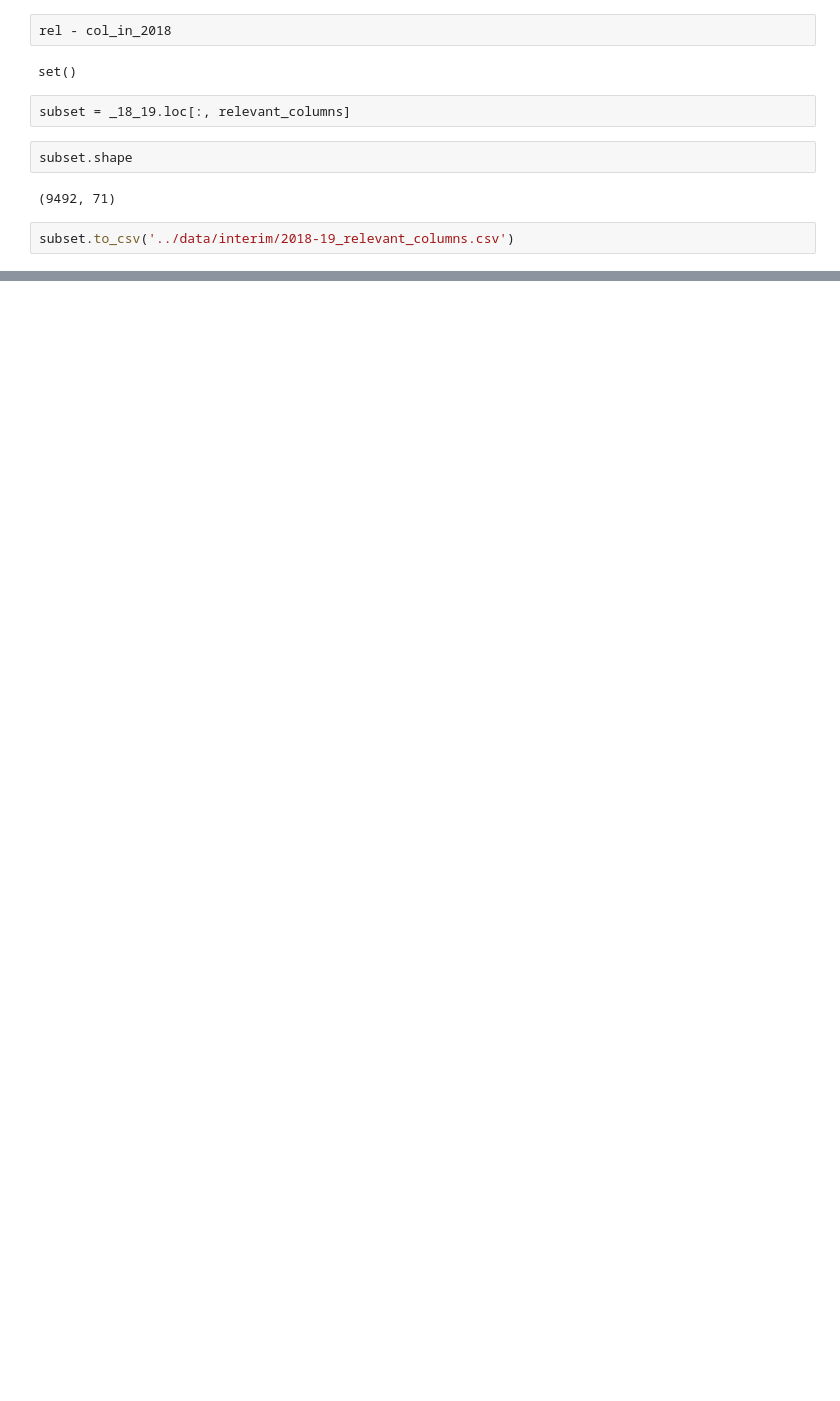
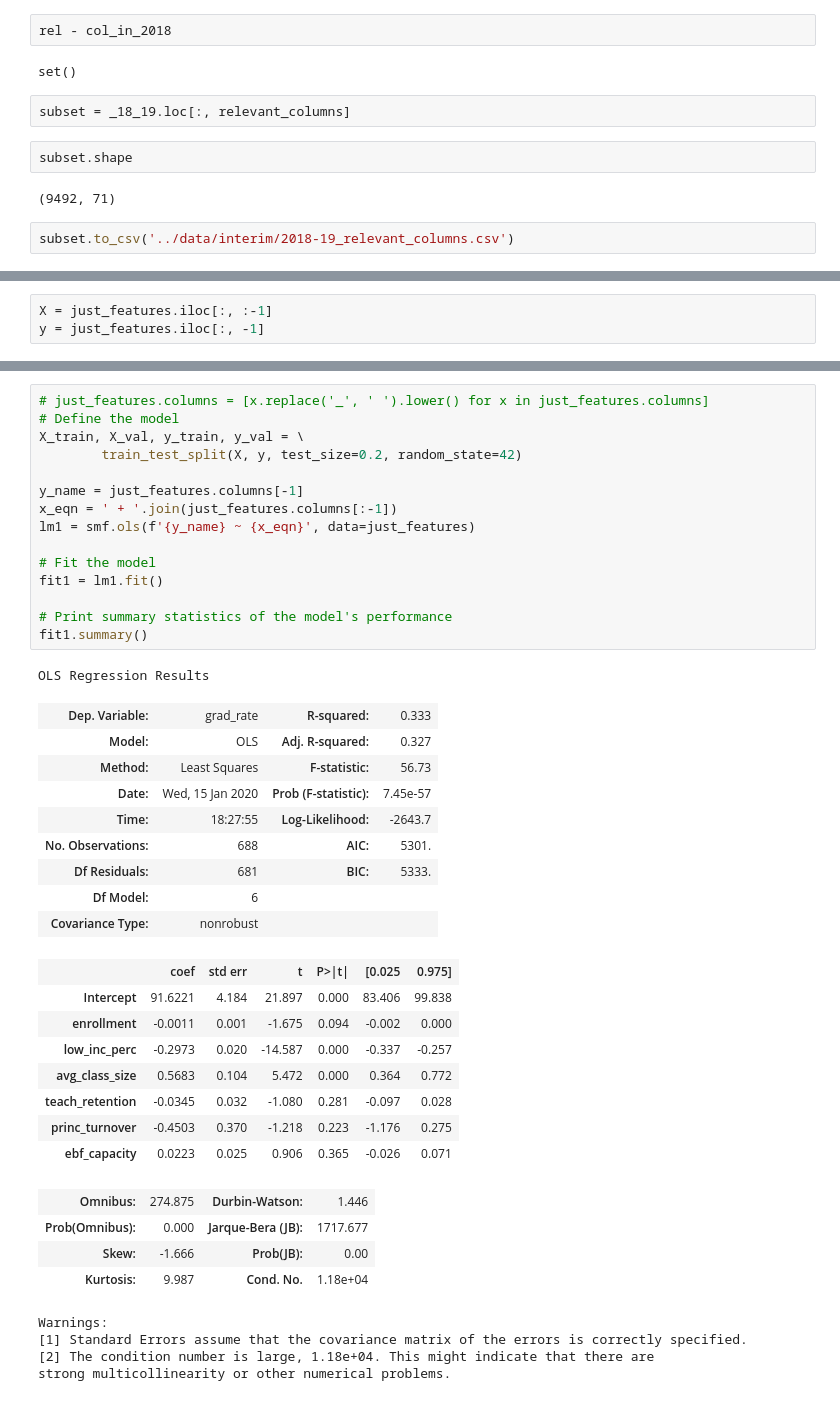
Before and after one commit to willyraedy/Ill_Edu, a Jupyter notebook: notebooks/dataGathering.ipynb, the cells around one changed output, grey strips where cells are left out. Saved outputs shown, nothing was run; the diff lists cells and outputs as text; blank space fills up the shorter version.

Commit message:
initial model - terrible

```diff
--- a/notebooks/dataGathering.ipynb
+++ b/notebooks/dataGathering.ipynb
@@ -291,0 +414,3 @@ subset.to_csv('../data/interim/2018-19_relevant_columns.csv')
+# %%
+X = just_features.iloc[:, :-1]
+y = just_features.iloc[:, -1]
@@ -291,0 +429,42 @@ subset.to_csv('../data/interim/2018-19_relevant_columns.csv')
+# %%
+# just_features.columns = [x.replace('_', ' ').lower() for x in just_features.columns]
+# Define the model
+X_train, X_val, y_train, y_val = \
+        train_test_split(X, y, test_size=0.2, random_state=42)
+
+y_name = just_features.columns[-1]
+x_eqn = ' + '.join(just_features.columns[:-1])
+lm1 = smf.ols(f'{y_name} ~ {x_eqn}', data=just_features)
+
+# Fit the model
+fit1 = lm1.fit()
+
+# Print summary statistics of the model's performance
+fit1.summary()
+# %% [output]
+OLS Regression Results
+| Dep. Variable: | grad_rate | R-squared: | 0.333 |
+| Model: | OLS | Adj. R-squared: | 0.327 |
+| Method: | Least Squares | F-statistic: | 56.73 |
+| Date: | Wed, 15 Jan 2020 | Prob (F-statistic): | 7.45e-57 |
+| Time: | 18:27:55 | Log-Likelihood: | -2643.7 |
+| No. Observations: | 688 | AIC: | 5301. |
+| Df Residuals: | 681 | BIC: | 5333. |
+| Df Model: | 6 |  |  |
+| Covariance Type: | nonrobust |  |  |
+|  | coef | std err | t | P>|t| | [0.025 | 0.975] |
+| Intercept | 91.6221 | 4.184 | 21.897 | 0.000 | 83.406 | 99.838 |
+| enrollment | -0.0011 | 0.001 | -1.675 | 0.094 | -0.002 | 0.000 |
+| low_inc_perc | -0.2973 | 0.020 | -14.587 | 0.000 | -0.337 | -0.257 |
+| avg_class_size | 0.5683 | 0.104 | 5.472 | 0.000 | 0.364 | 0.772 |
+| teach_retention | -0.0345 | 0.032 | -1.080 | 0.281 | -0.097 | 0.028 |
+| princ_turnover | -0.4503 | 0.370 | -1.218 | 0.223 | -1.176 | 0.275 |
+| ebf_capacity | 0.0223 | 0.025 | 0.906 | 0.365 | -0.026 | 0.071 |
+| Omnibus: | 274.875 | Durbin-Watson: | 1.446 |
+| Prob(Omnibus): | 0.000 | Jarque-Bera (JB): | 1717.677 |
+| Skew: | -1.666 | Prob(JB): | 0.00 |
+| Kurtosis: | 9.987 | Cond. No. | 1.18e+04 |
+Warnings:
+[1] Standard Errors assume that the covariance matrix of the errors is correctly specified.
+[2] The condition number is large, 1.18e+04. This might indicate that there are
+strong multicollinearity or other numerical problems.
```
Also changed, not shown: parts of 17 cells of this notebook.
